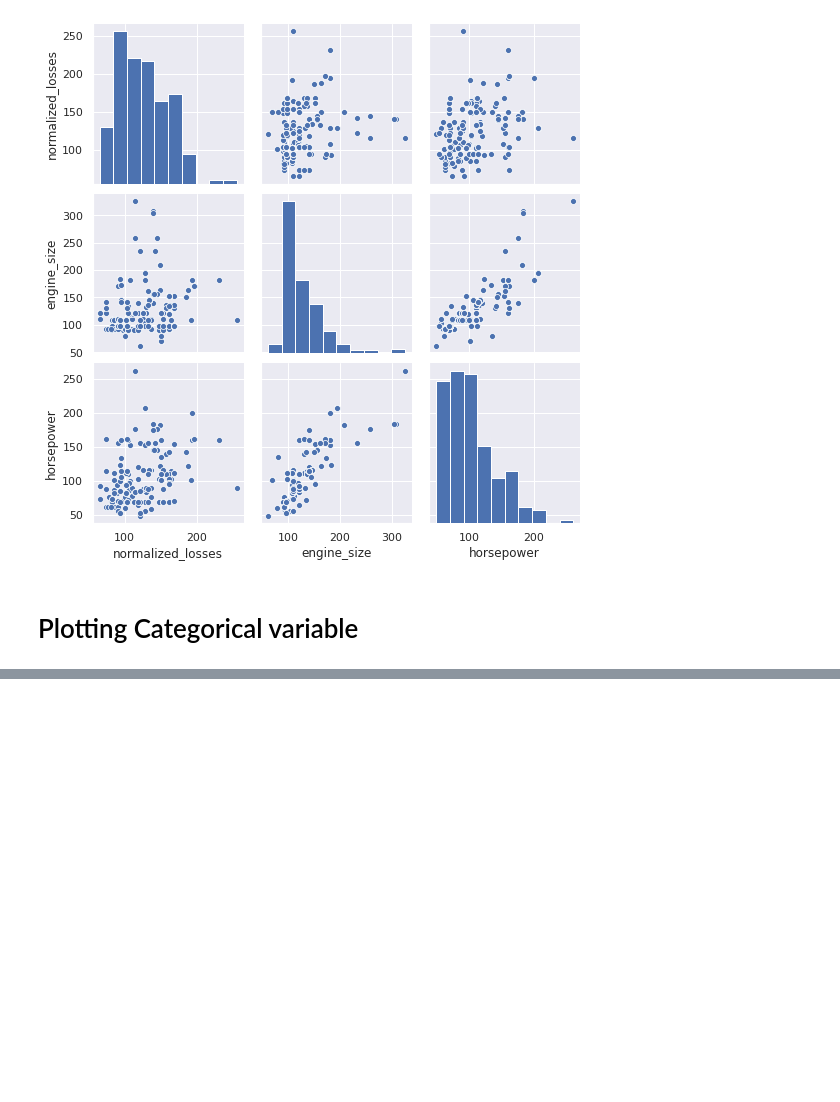
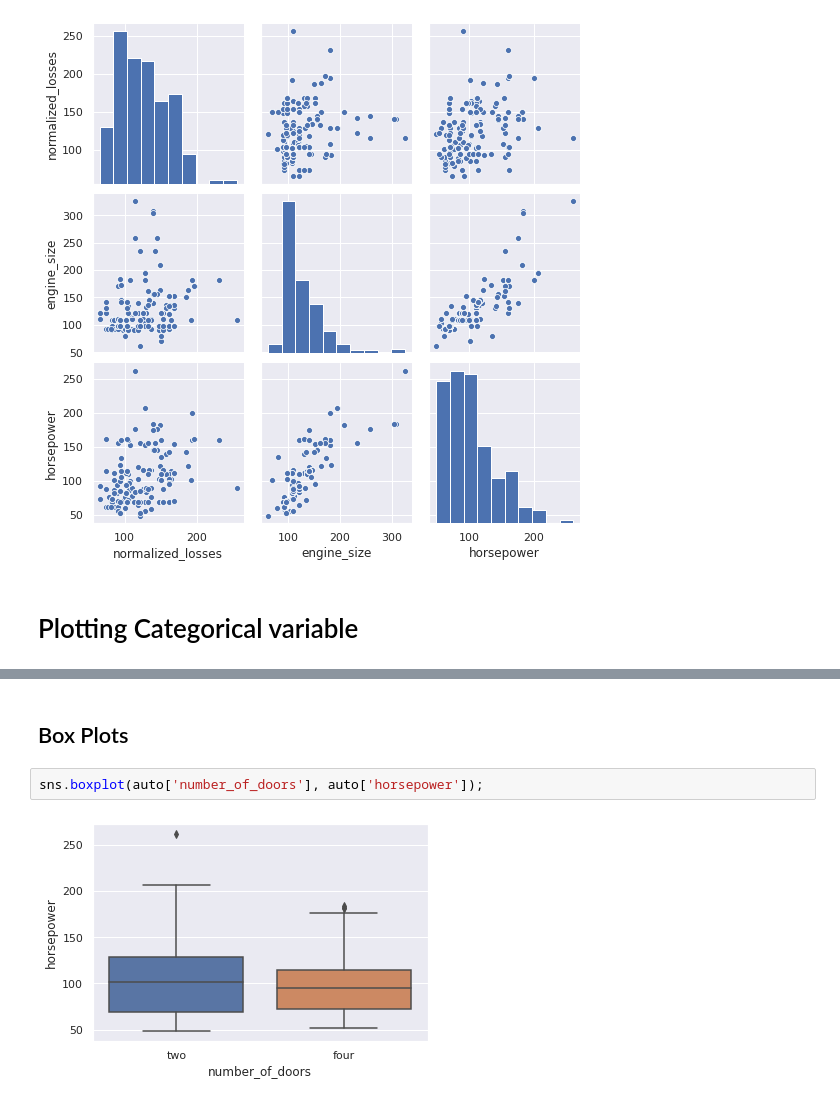
Before and after one commit to amenaria/arpit, a Jupyter notebook: Visualizatoin_colab.ipynb, the cells around one changed output, grey strips where cells are left out. Cells and saved outputs as stored; diff of their text form; blank space fills up the shorter version.

```diff
--- a/Visualizatoin_colab.ipynb
+++ b/Visualizatoin_colab.ipynb
@@ -55,0 +65,6 @@ sns.pairplot(auto[['normalized_losses', 'engine_size','horsepower']]);
+# %% [markdown]
+## Box Plots
+# %%
+sns.boxplot(auto['number_of_doors'], auto['horsepower']);
+# %% [output]
+[figure, added]
```
Also changed, not shown: parts of 13 cells of this notebook.
